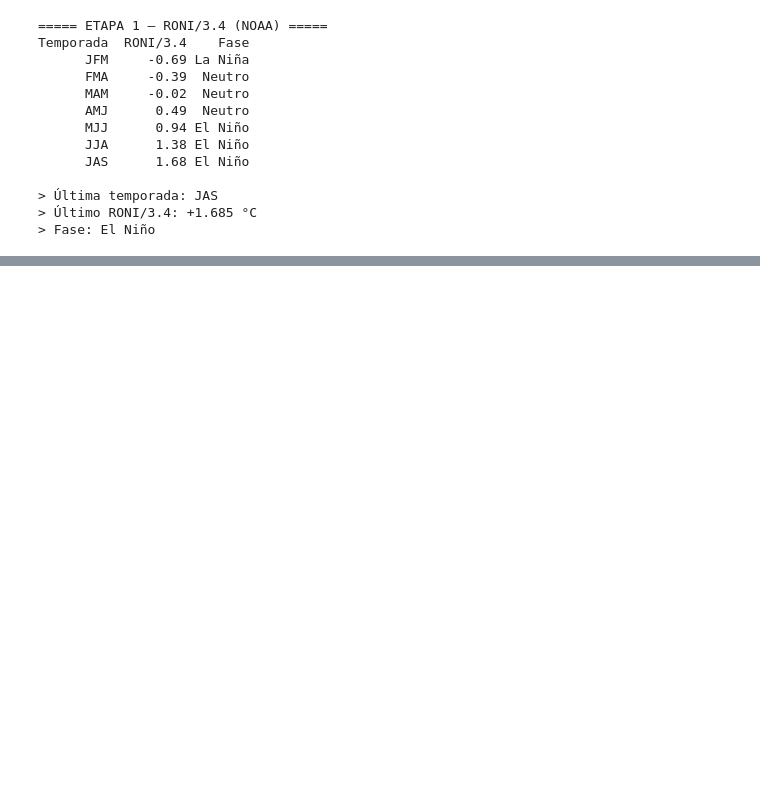
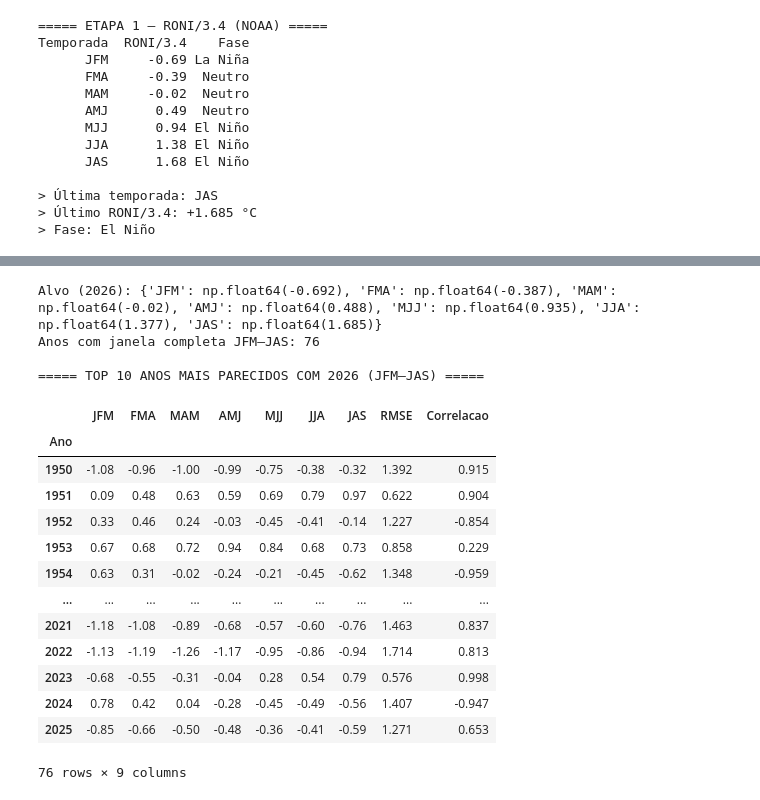
Before and after one commit to anselmojsantos/analiseP4Nooa, a Jupyter notebook: Notebookes/nooa.ipynb, the cells around one changed output, grey strips where cells are left out. Drawn from its saved outputs; the diff is of its cells as text; code cells hidden in the pictures; blank space fills up the shorter version.

```diff
--- a/Notebookes/nooa.ipynb
+++ b/Notebookes/nooa.ipynb
@@ -482,0 +599,69 @@ regioes_descricao.style.set_properties(
+# %%
+# 17 - Comparação inicial dos anos históricos com 2026
+
+# ============================================================
+# 1. Alvo: a sequência de 2026 (do df_roni calculado)
+# ============================================================
+
+# df_roni tem índice = observation_date, colunas Temporada, RONI/3.4, Fase
+alvo = df_roni["RONI/3.4"].values  # shape (7,)
+temporadas_alvo = df_roni["Temporada"].tolist()
+print("Alvo (2026):", dict(zip(temporadas_alvo, alvo.round(3))))
+
+# ============================================================
+# 2. Preparar o histórico oficial (df_hist_roni)
+# ============================================================
+
+# Ordenar temporadas na ordem correta do ano civil
+ordem_seas = ["JFM", "FMA", "MAM", "AMJ", "MJJ", "JJA", "JAS"]
+
+# Para cada ano, pegar a janela JFM..JAS
+historicos = {}
+for ano, grupo in df_hist_roni.groupby("YR"):
+    if ano == 2026:
+        continue  # pular o ano alvo
+    g = grupo.set_index("SEAS").reindex(ordem_seas)
+    if g["ANOM"].notna().all():
+        historicos[ano] = g["ANOM"].values
+
+print(f"Anos com janela completa JFM–JAS: {len(historicos)}")
+
+# ============================================================
+# 3. Comparar cada ano com o alvo (RMSE)
+# ============================================================
+
+resultados = []
+for ano, seq in historicos.items():
+    rmse = np.sqrt(np.mean((seq - alvo) ** 2))
+    # correlação (opcional, ajuda a ver similaridade de forma)
+    corr = np.corrcoef(seq, alvo)[0, 1]
+    resultados.append({
+        "Ano": ano,
+        **{f"{t}": round(v, 2) for t, v in zip(ordem_seas, seq)},
+        "RMSE": round(rmse, 3),
+        "Correlacao": round(corr, 3),
+    })
+
+df_rank = pd.DataFrame(resultados).sort_values("RMSE").reset_index(drop=True)
+
+print("\n===== TOP 10 ANOS MAIS PARECIDOS COM 2026 (JFM–JAS) =====")
+df_rank.head(80).sort_values("Ano").set_index("Ano")
+# %% [output]
+Alvo (2026): {'JFM': np.float64(-0.692), 'FMA': np.float64(-0.387), 'MAM': np.float64(-0.02), 'AMJ': np.float64(0.488), 'MJJ': np.float64(0.935), 'JJA': np.float64(1.377), 'JAS': np.float64(1.685)}
+Anos com janela completa JFM–JAS: 76
+
+===== TOP 10 ANOS MAIS PARECIDOS COM 2026 (JFM–JAS) =====
+|  | JFM | FMA | MAM | AMJ | MJJ | JJA | JAS | RMSE | Correlacao |
+| Ano |  |  |  |  |  |  |  |  |  |
+| 1950 | -1.08 | -0.96 | -1.00 | -0.99 | -0.75 | -0.38 | -0.32 | 1.392 | 0.915 |
+| 1951 | 0.09 | 0.48 | 0.63 | 0.59 | 0.69 | 0.79 | 0.97 | 0.622 | 0.904 |
+| 1952 | 0.33 | 0.46 | 0.24 | -0.03 | -0.45 | -0.41 | -0.14 | 1.227 | -0.854 |
+| 1953 | 0.67 | 0.68 | 0.72 | 0.94 | 0.84 | 0.68 | 0.73 | 0.858 | 0.229 |
+| 1954 | 0.63 | 0.31 | -0.02 | -0.24 | -0.21 | -0.45 | -0.62 | 1.348 | -0.959 |
+| ... | ... | ... | ... | ... | ... | ... | ... | ... | ... |
+| 2021 | -1.18 | -1.08 | -0.89 | -0.68 | -0.57 | -0.60 | -0.76 | 1.463 | 0.837 |
+| 2022 | -1.13 | -1.19 | -1.26 | -1.17 | -0.95 | -0.86 | -0.94 | 1.714 | 0.813 |
+| 2023 | -0.68 | -0.55 | -0.31 | -0.04 | 0.28 | 0.54 | 0.79 | 0.576 | 0.998 |
+| 2024 | 0.78 | 0.42 | 0.04 | -0.28 | -0.45 | -0.49 | -0.56 | 1.407 | -0.947 |
+| 2025 | -0.85 | -0.66 | -0.50 | -0.48 | -0.36 | -0.41 | -0.59 | 1.271 | 0.653 |
+76 rows × 9 columns
```
Also changed, not shown: parts of 26 cells of this notebook, 9 other files.
